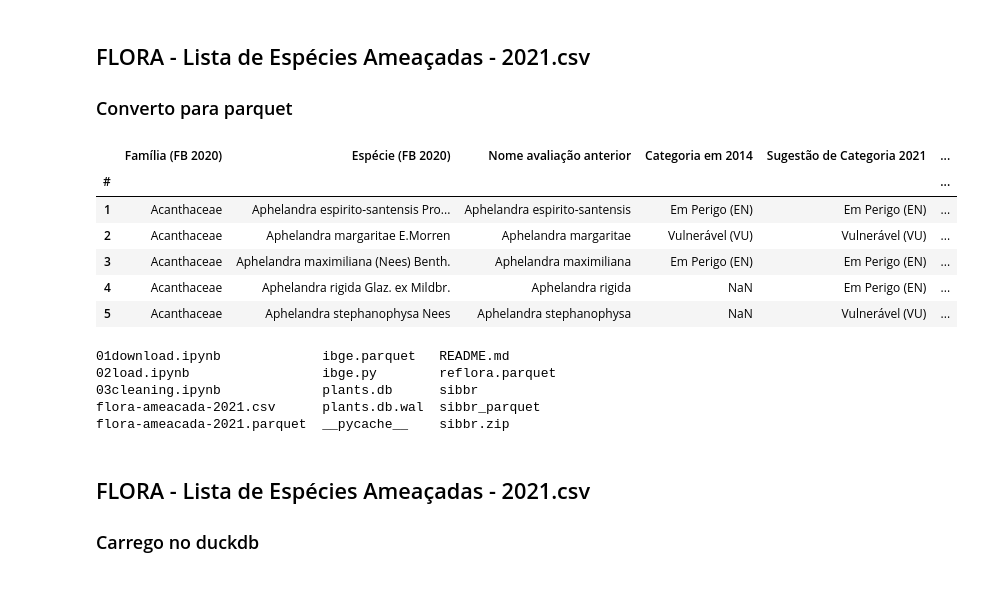
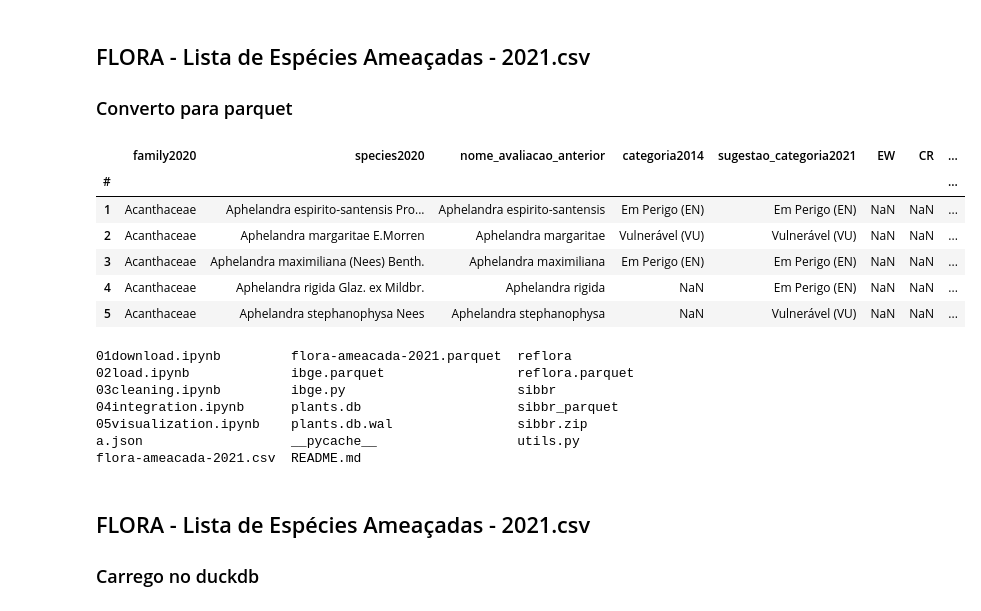
Before and after one commit to xaaaandao/din4072-applied-data-science, a Jupyter notebook: 02load.ipynb, the cells around one changed output. Saved outputs shown, nothing was run; the diff lists cells and outputs as text; code cells hidden in the pictures.

```diff
--- a/02load.ipynb
+++ b/02load.ipynb
@@ -209,24 +209,38 @@ conn.execute("SELECT * FROM ibge LIMIT 5").df()
 ### Converto para parquet
 # %%
 df = pd.read_csv("flora-ameacada-2021.csv", sep=";", index_col=0, header=0)
+df.rename(columns={"Família (FB 2020)": "family2020",
+                "Espécie (FB 2020)": "species2020",
+                "Nome avaliação anterior": "nome_avaliacao_anterior",
+                "Categoria em 2014": "categoria2014",
+                "EN," : "EN",
+                "Sugestão de Categoria 2021": "sugestao_categoria2021",
+                "Mesma Categoria de Ameaça 2014": "mesma_categoria_2014",
+                "Aumentou a Categoria de Ameaça": "aumentou_categoria_ameaca",
+                "Reduziu a Categoria de Ameaça": "reduziu_categoria_ameaca",
+                "Entrou em Categoria de Ameaça": "entrou_categoria_ameaca",
+                "Saíram da Categoria de Ameaça": "sairam_categoria_ameaca",
+                "Saíram da Lista por serem sinonímias taxonômicas": "sairam_sinonimas_taxonomicas"}, inplace=True)
 df.head()
 # %% [output]
-|  | Família (FB 2020) | Espécie (FB 2020) | Nome avaliação anterior | Categoria em 2014 | Sugestão de Categoria 2021 | ... |
-| # |  |  |  |  |  | ... |
-| 1 | Acanthaceae | Aphelandra espirito-santensis Pro... | Aphelandra espirito-santensis | Em Perigo (EN) | Em Perigo (EN) | ... |
-| 2 | Acanthaceae | Aphelandra margaritae E.Morren | Aphelandra margaritae | Vulnerável (VU) | Vulnerável (VU) | ... |
-| 3 | Acanthaceae | Aphelandra maximiliana (Nees) Benth. | Aphelandra maximiliana | Em Perigo (EN) | Em Perigo (EN) | ... |
-| 4 | Acanthaceae | Aphelandra rigida Glaz. ex Mildbr. | Aphelandra rigida | NaN | Em Perigo (EN) | ... |
-| 5 | Acanthaceae | Aphelandra stephanophysa Nees | Aphelandra stephanophysa | NaN | Vulnerável (VU) | ... |
+|  | family2020 | species2020 | nome_avaliacao_anterior | categoria2014 | sugestao_categoria2021 | EW | CR | ... |
+| # |  |  |  |  |  |  |  | ... |
+| 1 | Acanthaceae | Aphelandra espirito-santensis Pro... | Aphelandra espirito-santensis | Em Perigo (EN) | Em Perigo (EN) | NaN | NaN | ... |
+| 2 | Acanthaceae | Aphelandra margaritae E.Morren | Aphelandra margaritae | Vulnerável (VU) | Vulnerável (VU) | NaN | NaN | ... |
+| 3 | Acanthaceae | Aphelandra maximiliana (Nees) Benth. | Aphelandra maximiliana | Em Perigo (EN) | Em Perigo (EN) | NaN | NaN | ... |
+| 4 | Acanthaceae | Aphelandra rigida Glaz. ex Mildbr. | Aphelandra rigida | NaN | Em Perigo (EN) | NaN | NaN | ... |
+| 5 | Acanthaceae | Aphelandra stephanophysa Nees | Aphelandra stephanophysa | NaN | Vulnerável (VU) | NaN | NaN | ... |
 # %%
 df.to_parquet("flora-ameacada-2021.parquet")
 !ls
 # %% [output]
-01download.ipynb             ibge.parquet   README.md
-02load.ipynb                 ibge.py        reflora.parquet
-03cleaning.ipynb             plants.db      sibbr
-flora-ameacada-2021.csv      plants.db.wal  sibbr_parquet
-flora-ameacada-2021.parquet  __pycache__    sibbr.zip
+01download.ipynb         flora-ameacada-2021.parquet  reflora
+02load.ipynb             ibge.parquet                 reflora.parquet
+03cleaning.ipynb         ibge.py                      sibbr
+04integration.ipynb      plants.db                    sibbr_parquet
+05visualization.ipynb    plants.db.wal                sibbr.zip
+a.json                   __pycache__                  utils.py
+flora-ameacada-2021.csv  README.md
 # %% [markdown]
 ## FLORA - Lista de Espécies Ameaçadas - 2021.csv
 ### Carrego no duckdb
```
Also changed, not shown: parts of 2 cells of this notebook, 1 other file.
